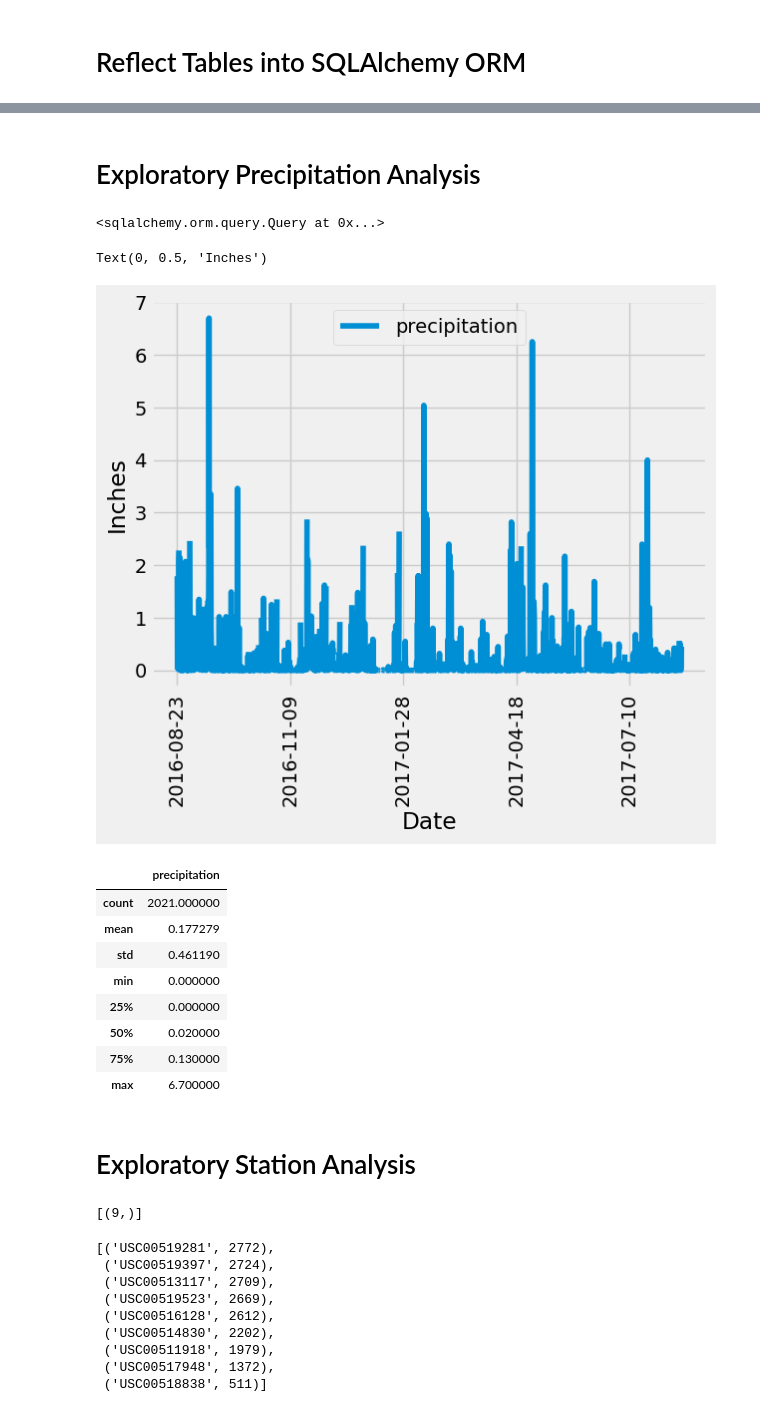
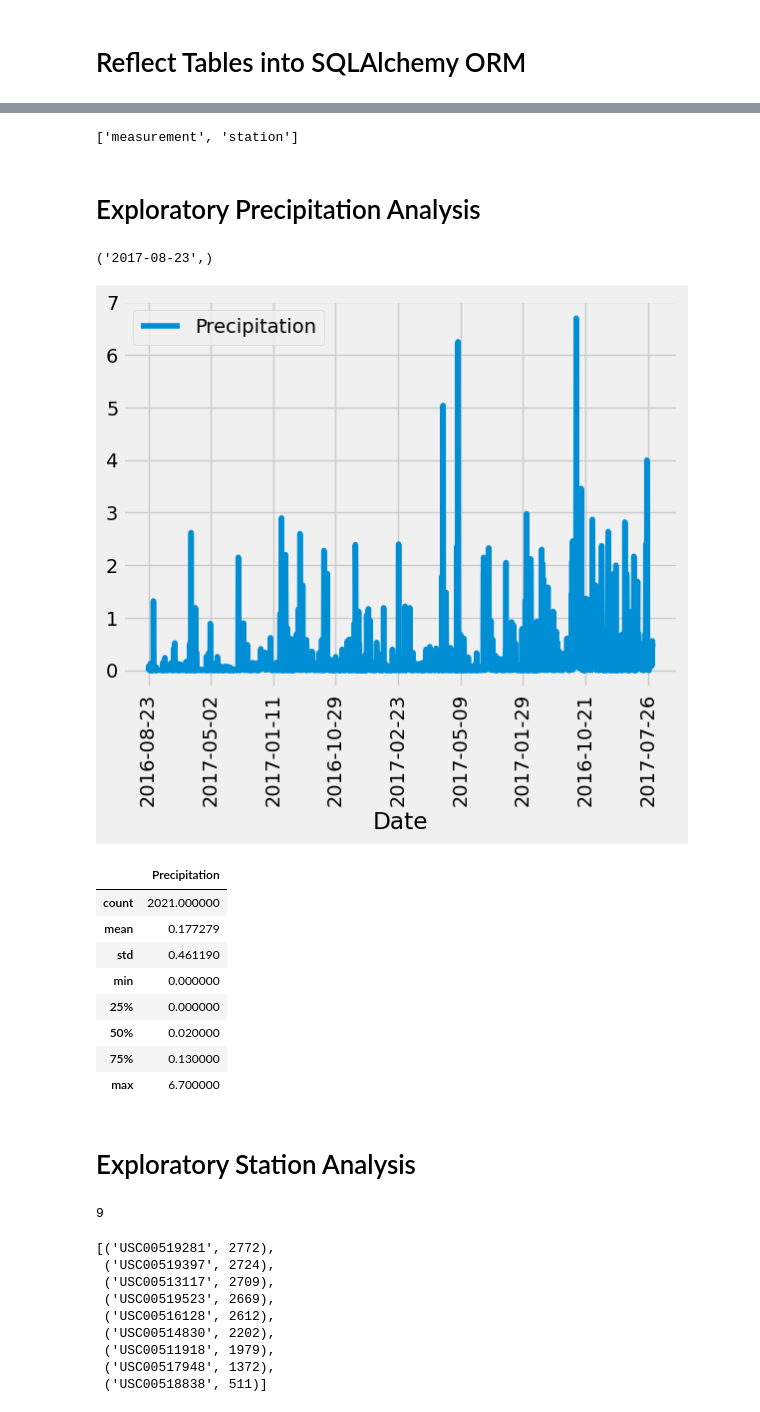
Before and after one commit to MMcDowe812/SQLALCHEMY-CHALLENGE, a Jupyter notebook: climate_HW.ipynb, the cells around one changed output, grey strips where cells are left out. Drawn from its saved outputs; the diff is of its cells as text; code cells hidden in the pictures.

```diff
--- a/climate_HW.ipynb
+++ b/climate_HW.ipynb
@@ -62,0 +26,5 @@ elevation FLOAT
+# %%
+# View all of the classes that automap found
+Base.classes.keys()
+# %% [output]
+['measurement', 'station']
@@ -67,33 +39,40 @@ session = Session(engine)
 # Exploratory Precipitation Analysis
 # %%
 # Find the most recent date in the data set.
-session.query(measure.date).order_by(measure.date)
+recent_date = session.query(measure.date).order_by(measure.date.desc()).first()
+recent_date
 # %% [output]
-<sqlalchemy.orm.query.Query at 0x...>
+('2017-08-23',)
 # %%
 # Design a query to retrieve the last 12 months of precipitation data and plot the results.
 # Starting from the most recent data point in the database.
-
+recent_date
 # Calculate the date one year from the last date in data set.
-
+year_ago = dt.date(2017,8,23)-dt.timedelta(days=365)
+year_ago
 
 # Perform a query to retrieve the data and precipitation scores
+results = session.query(measure.date, measure.prcp).filter(measure.date >= year_ago).all()
 
 
 # Save the query results as a Pandas DataFrame. Explicitly set the column names
-
-
+results_df = pd.DataFrame(results, columns=["Date", "Precipitation"])
+results_df = results_df.dropna()
+results_df
 # Sort the dataframe by date
 
 
 # Use Pandas Plotting with Matplotlib to plot the data
+results_df.plot(x="Date", y="Precipitation", kind="line")
+plt.xticks(rotation="vertical")
+plt.show()
 # %% [output]
-Text(0, 0.5, 'Inches')
-[figure, old version]
+[figure, new version]
 # %%
 # Use Pandas to calculate the summary statistics for the precipitation data
+results_df.describe()
 # %% [output]
-|  | precipitation |
+|  | Precipitation |
 | count | 2021.000000 |
 | mean | 0.177279 |
 | std | 0.461190 |
@@ -106,8 +85,9 @@ Text(0, 0.5, 'Inches')
 # Exploratory Station Analysis
 # %%
 # Design a query to calculate the total number of stations in the dataset
+session.query(station.station).count()
 # %% [output]
-[(9,)]
+9
 # %%
 # Design a query to find the most active stations (i.e. which stations have the most rows?)
 # List the stations and their counts in descending order.
```
Also changed, not shown: parts of 11 cells of this notebook, 2 other files.
